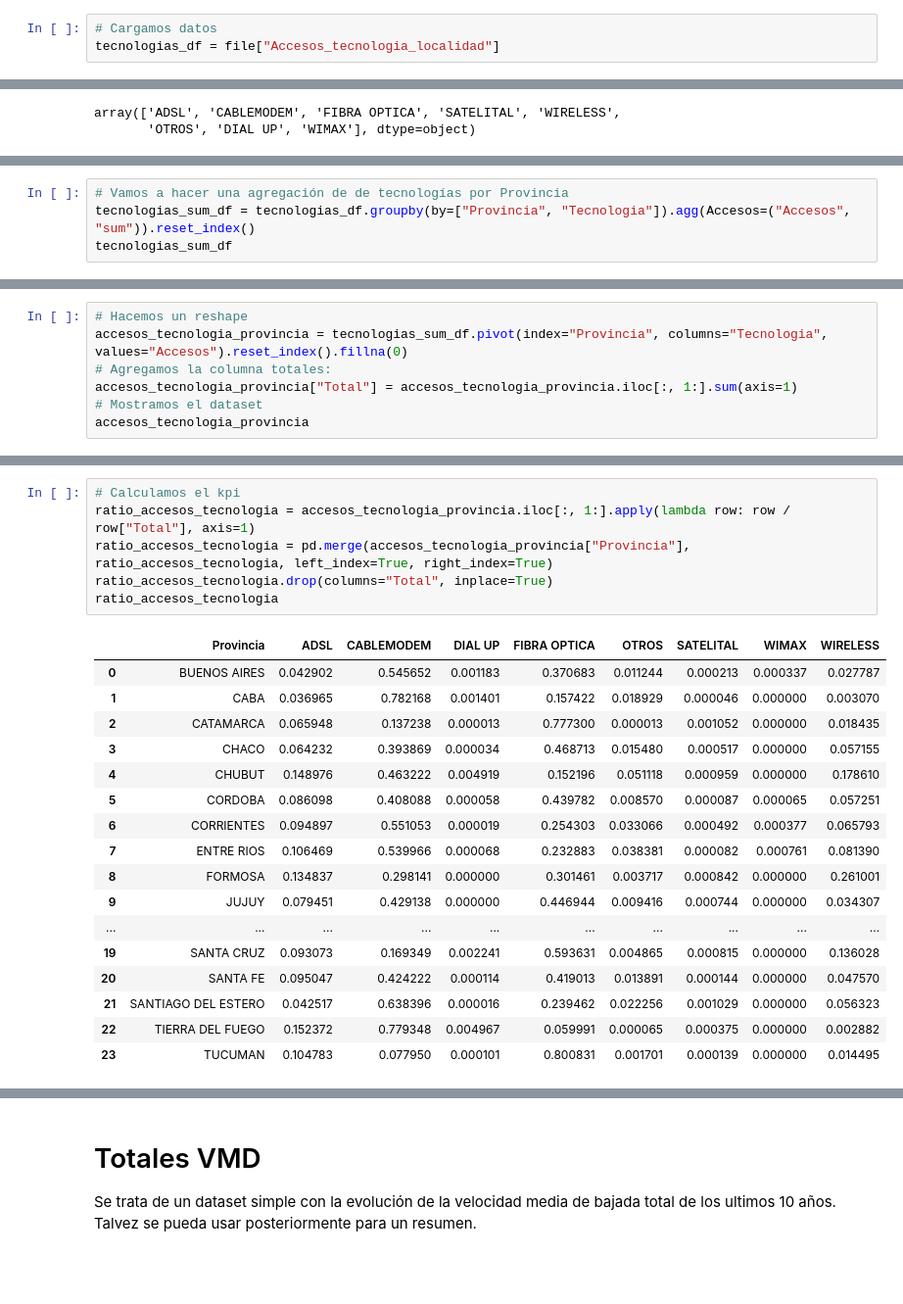
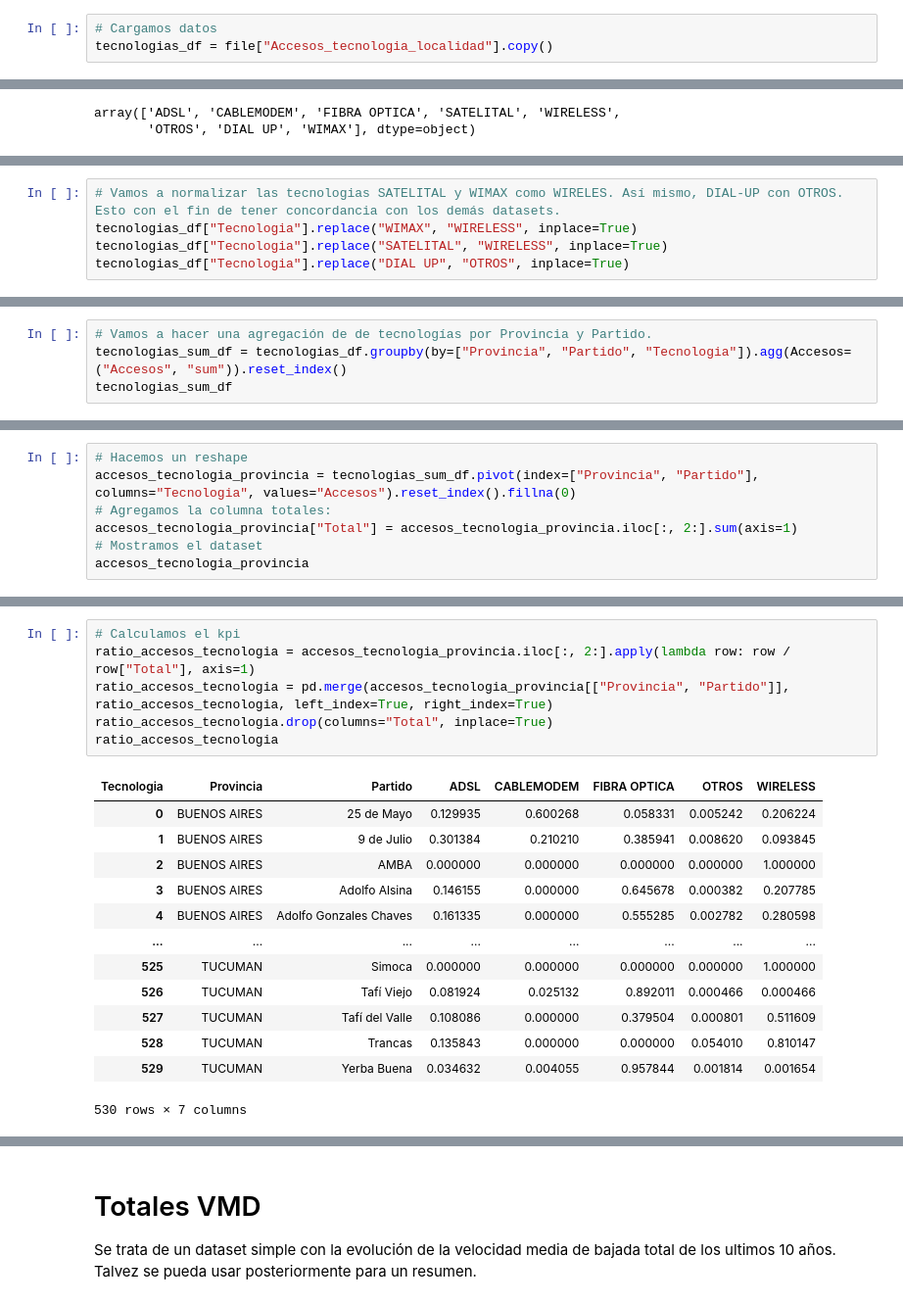
Before and after one commit to SDCaFlo/HenryDataAnalytics, a Jupyter notebook: EDA.ipynb, the cells around one changed output, grey strips where cells are left out. Shown: that part at 98% size. Saved outputs shown, nothing was run; the diff lists cells and outputs as text; blank space fills up the shorter version.

```diff
--- a/EDA.ipynb
+++ b/EDA.ipynb
@@ -926,6 +815,6 @@ Posiblemente podamos encontrar alguna relación entre las tecnologías predomina
 # %%
 # Cargamos datos
-tecnologias_df = file["Accesos_tecnologia_localidad"]
+tecnologias_df = file["Accesos_tecnologia_localidad"].copy()
 # %%
 # Observamos nulos en la columna accesos
 tecnologias_df.info()
@@ -995,0 +871,5 @@ total_tecnologias
+# %%
+# Vamos a normalizar las tecnologias SATELITAL y WIMAX como WIRELES. Así mismo, DIAL-UP con OTROS. Esto con el fin de tener concordancia con los demás datasets.
+tecnologias_df["Tecnologia"].replace("WIMAX", "WIRELESS", inplace=True)
+tecnologias_df["Tecnologia"].replace("SATELITAL", "WIRELESS", inplace=True)
+tecnologias_df["Tecnologia"].replace("DIAL UP", "OTROS", inplace=True)
@@ -996,5 +881,5 @@ total_tecnologias
 # %%
-# Vamos a hacer una agregación de de tecnologías por Provincia
-tecnologias_sum_df = tecnologias_df.groupby(by=["Provincia", "Tecnologia"]).agg(Accesos=("Accesos", "sum")).reset_index()
+# Vamos a hacer una agregación de de tecnologías por Provincia y Partido.
+tecnologias_sum_df = tecnologias_df.groupby(by=["Provincia", "Partido", "Tecnologia"]).agg(Accesos=("Accesos", "sum")).reset_index()
 tecnologias_sum_df
 # %% [output]
@@ -1014,8 +899,8 @@ tecnologias_sum_df
 # %%
 # Hacemos un reshape
-accesos_tecnologia_provincia = tecnologias_sum_df.pivot(index="Provincia", columns="Tecnologia", values="Accesos").reset_index().fillna(0)
+accesos_tecnologia_provincia = tecnologias_sum_df.pivot(index=["Provincia", "Partido"], columns="Tecnologia", values="Accesos").reset_index().fillna(0)
 # Agregamos la columna totales:
-accesos_tecnologia_provincia["Total"] = accesos_tecnologia_provincia.iloc[:, 1:].sum(axis=1)
+accesos_tecnologia_provincia["Total"] = accesos_tecnologia_provincia.iloc[:, 2:].sum(axis=1)
 # Mostramos el dataset
 accesos_tecnologia_provincia
 # %% [output]
@@ -1047,24 +928,20 @@ La idea es explicar inicialmente que tanto predomina cierta tecnologia en cada r
 # %%
 # Calculamos el kpi
-ratio_accesos_tecnologia = accesos_tecnologia_provincia.iloc[:, 1:].apply(lambda row: row / row["Total"], axis=1)
-ratio_accesos_tecnologia = pd.merge(accesos_tecnologia_provincia["Provincia"], ratio_accesos_tecnologia, left_index=True, right_index=True)
+ratio_accesos_tecnologia = accesos_tecnologia_provincia.iloc[:, 2:].apply(lambda row: row / row["Total"], axis=1)
+ratio_accesos_tecnologia = pd.merge(accesos_tecnologia_provincia[["Provincia", "Partido"]], ratio_accesos_tecnologia, left_index=True, right_index=True)
 ratio_accesos_tecnologia.drop(columns="Total", inplace=True)
 ratio_accesos_tecnologia
 # %% [output]
-|  | Provincia | ADSL | CABLEMODEM | DIAL UP | FIBRA OPTICA | OTROS | SATELITAL | WIMAX | WIRELESS |
-| 0 | BUENOS AIRES | 0.042902 | 0.545652 | 0.001183 | 0.370683 | 0.011244 | 0.000213 | 0.000337 | 0.027787 |
-| 1 | CABA | 0.036965 | 0.782168 | 0.001401 | 0.157422 | 0.018929 | 0.000046 | 0.000000 | 0.003070 |
-| 2 | CATAMARCA | 0.065948 | 0.137238 | 0.000013 | 0.777300 | 0.000013 | 0.001052 | 0.000000 | 0.018435 |
-| 3 | CHACO | 0.064232 | 0.393869 | 0.000034 | 0.468713 | 0.015480 | 0.000517 | 0.000000 | 0.057155 |
-| 4 | CHUBUT | 0.148976 | 0.463222 | 0.004919 | 0.152196 | 0.051118 | 0.000959 | 0.000000 | 0.178610 |
-| 5 | CORDOBA | 0.086098 | 0.408088 | 0.000058 | 0.439782 | 0.008570 | 0.000087 | 0.000065 | 0.057251 |
-| 6 | CORRIENTES | 0.094897 | 0.551053 | 0.000019 | 0.254303 | 0.033066 | 0.000492 | 0.000377 | 0.065793 |
-| 7 | ENTRE RIOS | 0.106469 | 0.539966 | 0.000068 | 0.232883 | 0.038381 | 0.000082 | 0.000761 | 0.081390 |
-| 8 | FORMOSA | 0.134837 | 0.298141 | 0.000000 | 0.301461 | 0.003717 | 0.000842 | 0.000000 | 0.261001 |
-| 9 | JUJUY | 0.079451 | 0.429138 | 0.000000 | 0.446944 | 0.009416 | 0.000744 | 0.000000 | 0.034307 |
-| ... | ... | ... | ... | ... | ... | ... | ... | ... | ... |
-| 19 | SANTA CRUZ | 0.093073 | 0.169349 | 0.002241 | 0.593631 | 0.004865 | 0.000815 | 0.000000 | 0.136028 |
-| 20 | SANTA FE | 0.095047 | 0.424222 | 0.000114 | 0.419013 | 0.013891 | 0.000144 | 0.000000 | 0.047570 |
-| 21 | SANTIAGO DEL ESTERO | 0.042517 | 0.638396 | 0.000016 | 0.239462 | 0.022256 | 0.001029 | 0.000000 | 0.056323 |
-| 22 | TIERRA DEL FUEGO | 0.152372 | 0.779348 | 0.004967 | 0.059991 | 0.000065 | 0.000375 | 0.000000 | 0.002882 |
-| 23 | TUCUMAN | 0.104783 | 0.077950 | 0.000101 | 0.800831 | 0.001701 | 0.000139 | 0.000000 | 0.014495 |
+| Tecnologia | Provincia | Partido | ADSL | CABLEMODEM | FIBRA OPTICA | OTROS | WIRELESS |
+| 0 | BUENOS AIRES | 25 de Mayo | 0.129935 | 0.600268 | 0.058331 | 0.005242 | 0.206224 |
+| 1 | BUENOS AIRES | 9 de Julio | 0.301384 | 0.210210 | 0.385941 | 0.008620 | 0.093845 |
+| 2 | BUENOS AIRES | AMBA | 0.000000 | 0.000000 | 0.000000 | 0.000000 | 1.000000 |
+| 3 | BUENOS AIRES | Adolfo Alsina | 0.146155 | 0.000000 | 0.645678 | 0.000382 | 0.207785 |
+| 4 | BUENOS AIRES | Adolfo Gonzales Chaves | 0.161335 | 0.000000 | 0.555285 | 0.002782 | 0.280598 |
+| ... | ... | ... | ... | ... | ... | ... | ... |
+| 525 | TUCUMAN | Simoca | 0.000000 | 0.000000 | 0.000000 | 0.000000 | 1.000000 |
+| 526 | TUCUMAN | Tafí Viejo | 0.081924 | 0.025132 | 0.892011 | 0.000466 | 0.000466 |
+| 527 | TUCUMAN | Tafí del Valle | 0.108086 | 0.000000 | 0.379504 | 0.000801 | 0.511609 |
+| 528 | TUCUMAN | Trancas | 0.135843 | 0.000000 | 0.000000 | 0.054010 | 0.810147 |
+| 529 | TUCUMAN | Yerba Buena | 0.034632 | 0.004055 | 0.957844 | 0.001814 | 0.001654 |
+530 rows × 7 columns
```
Also changed, not shown: parts of 206 cells of this notebook.
